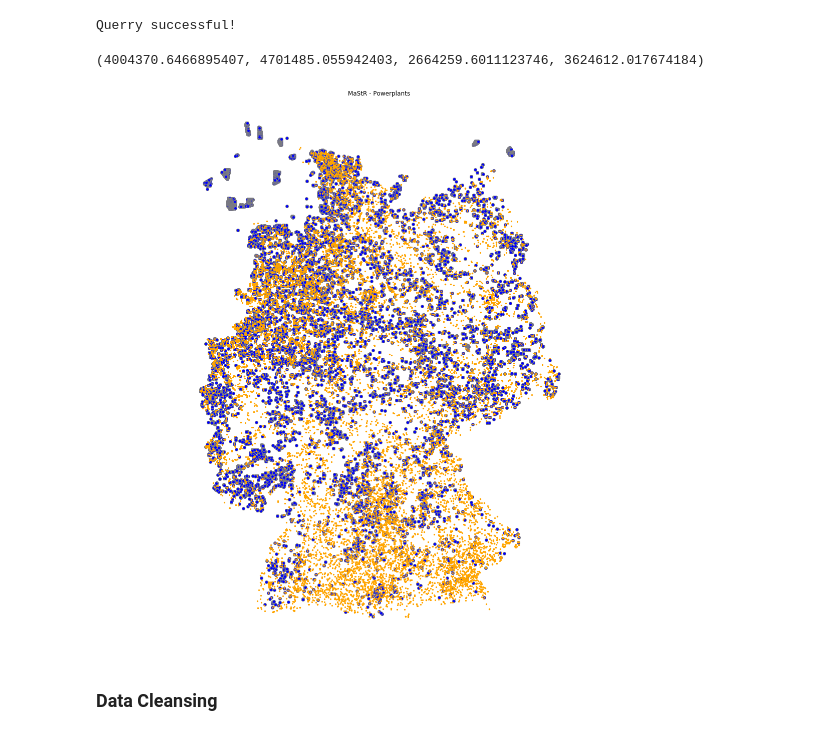
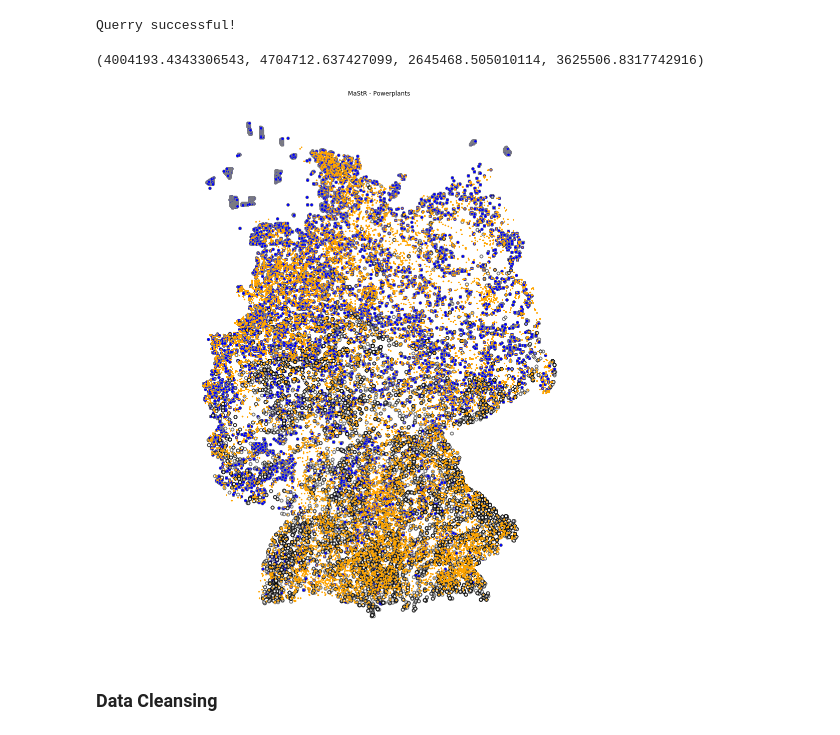
Before and after one commit to OpenEnergyPlatform/open-MaStR, a Jupyter notebook: postprocessing/OEP-oedialect_MaStR_analyse.ipynb, the cells around one changed output. Cells and saved outputs as stored; diff of their text form; code cells hidden in the pictures.

Commit message:
Add hydro and rerun for test #101

```diff
--- a/postprocessing/OEP-oedialect_MaStR_analyse.ipynb
+++ b/postprocessing/OEP-oedialect_MaStR_analyse.ipynb
@@ -270,7 +270,7 @@ Session = sessionmaker(bind=engine)
 session = Session()
 try:
     df_mastr_wind = saio.as_pandas(session.query(MastrWind))
-    #df_mastr_hydro = saio.as_pandas(session.query(MastrHydro))
+    df_mastr_hydro = saio.as_pandas(session.query(MastrHydro))
     df_mastr_biomass = saio.as_pandas(session.query(MastrBiomass))
     session.commit()
     print('Querry successful!')
@@ -285,19 +285,19 @@ Querry successful!
 # %%
 fig, ax = plt.subplots(1, figsize=(20, 20))
 ax.set_aspect('equal')
 ax.set_axis_off()
 ax.set_title('MaStR - Powerplants')
 
 df_mastr_wind.to_crs({'init': 'epsg:3035'}).plot(ax=ax, color='blue', edgecolor='grey', linewidth=1)
 
-#df_mastr_hydro.to_crs({'init': 'epsg:3035'}).plot(ax=ax, color='white', alpha=.5, edgecolor='black', linewidth=2)
+df_mastr_hydro.to_crs({'init': 'epsg:3035'}).plot(ax=ax, color='white', alpha=.5, edgecolor='black', linewidth=2)
 
 df_mastr_biomass.to_crs({'init': 'epsg:3035'}).plot(ax=ax, marker='o', color='orange', markersize=5)
 
 plt.axis('equal')
 # %% [output]
-(4004370.6466895407, 4701485.055942403, 2664259.6011123746, 3624612.017674184)
+(4004193.4343306543, 4704712.637427099, 2645468.505010114, 3625506.8317742916)
-[figure, old version]
+[figure, new version]
 # %% [markdown]
 ### Data Cleansing
 # %%
```
Also changed, not shown: parts of 3 cells of this notebook.
